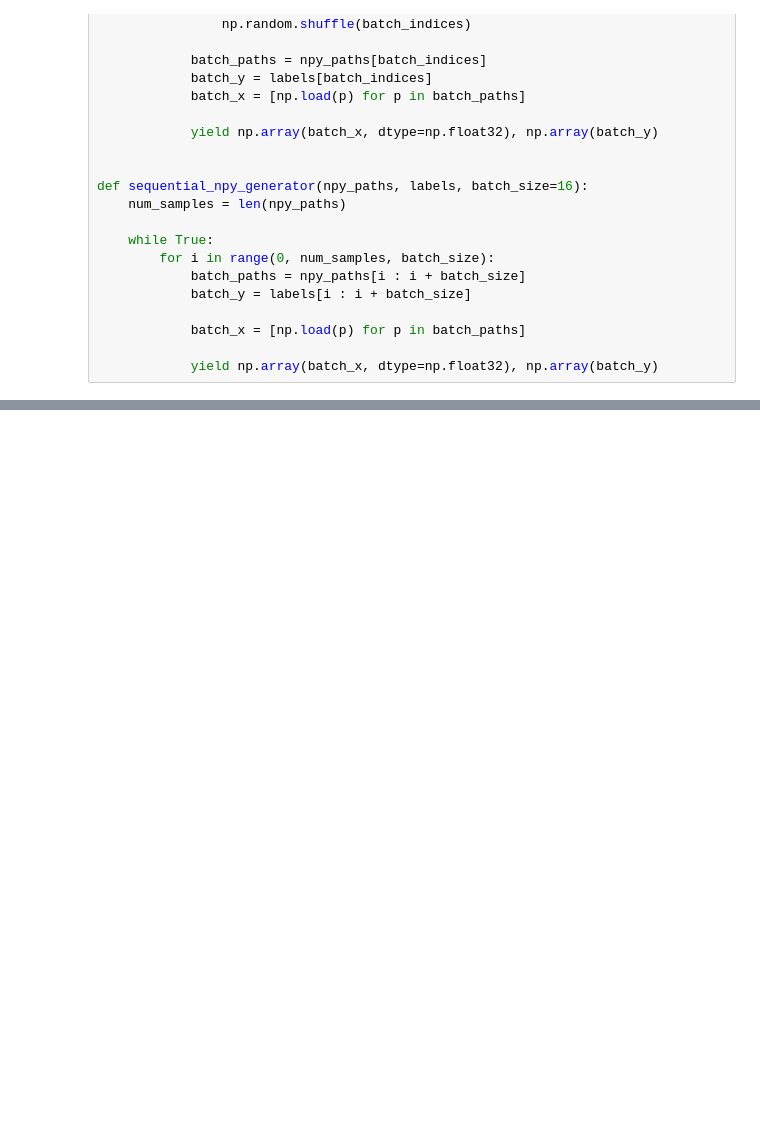
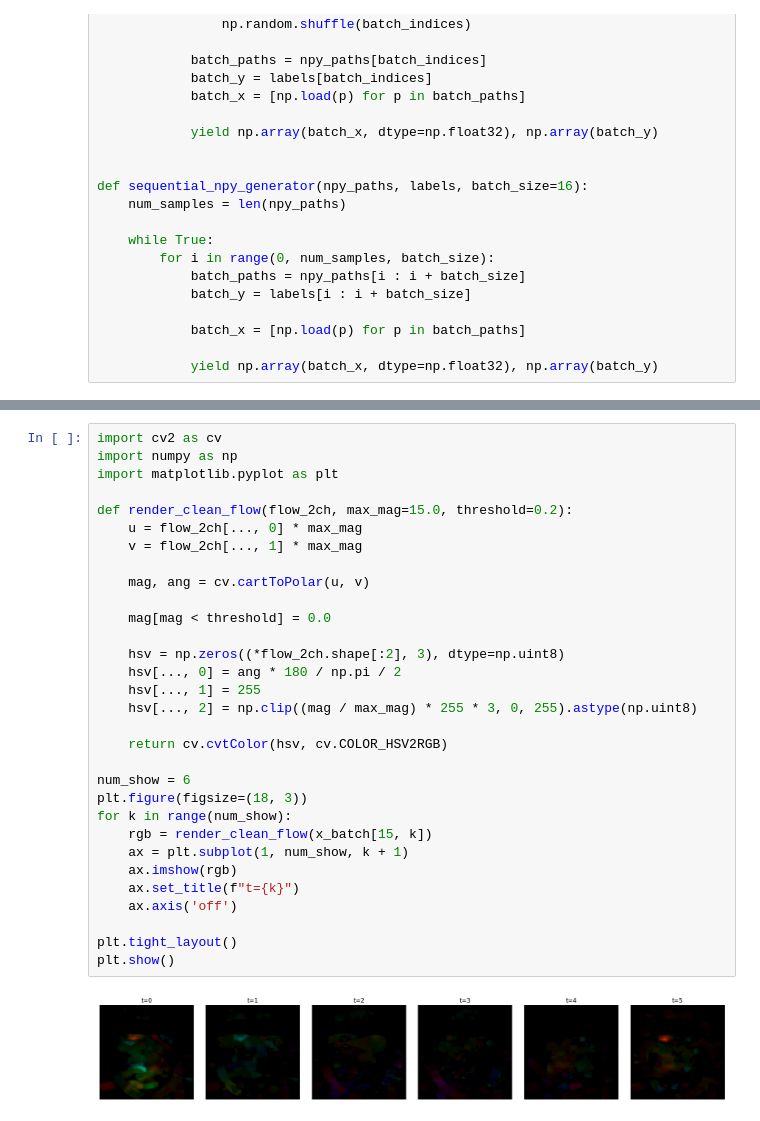
Before and after one commit to umbrelluck/NULP-magic-2026, a Jupyter notebook: Flow/make_dataset.ipynb, the cells around one changed output, grey strips where cells are left out. Cells and saved outputs as stored; diff of their text form; blank space fills up the shorter version.

```diff
--- a/Flow/make_dataset.ipynb
+++ b/Flow/make_dataset.ipynb
@@ -344,0 +667,33 @@ plt.show()
+# %%
+import cv2 as cv
+import numpy as np
+import matplotlib.pyplot as plt
+
+def render_clean_flow(flow_2ch, max_mag=15.0, threshold=0.2):
+    u = flow_2ch[..., 0] * max_mag
+    v = flow_2ch[..., 1] * max_mag
+
+    mag, ang = cv.cartToPolar(u, v)
+
+    mag[mag < threshold] = 0.0
+
+    hsv = np.zeros((*flow_2ch.shape[:2], 3), dtype=np.uint8)
+    hsv[..., 0] = ang * 180 / np.pi / 2
+    hsv[..., 1] = 255
+    hsv[..., 2] = np.clip((mag / max_mag) * 255 * 3, 0, 255).astype(np.uint8)
+
+    return cv.cvtColor(hsv, cv.COLOR_HSV2RGB)
+
+num_show = 6
+plt.figure(figsize=(18, 3))
+for k in range(num_show):
+    rgb = render_clean_flow(x_batch[15, k])
+    ax = plt.subplot(1, num_show, k + 1)
+    ax.imshow(rgb)
+    ax.set_title(f"t={k}")
+    ax.axis('off')
+
+plt.tight_layout()
+plt.show()
+# %% [output]
+[figure, added]
```
Also changed, not shown: parts of 12 cells of this notebook, 4 other files.
